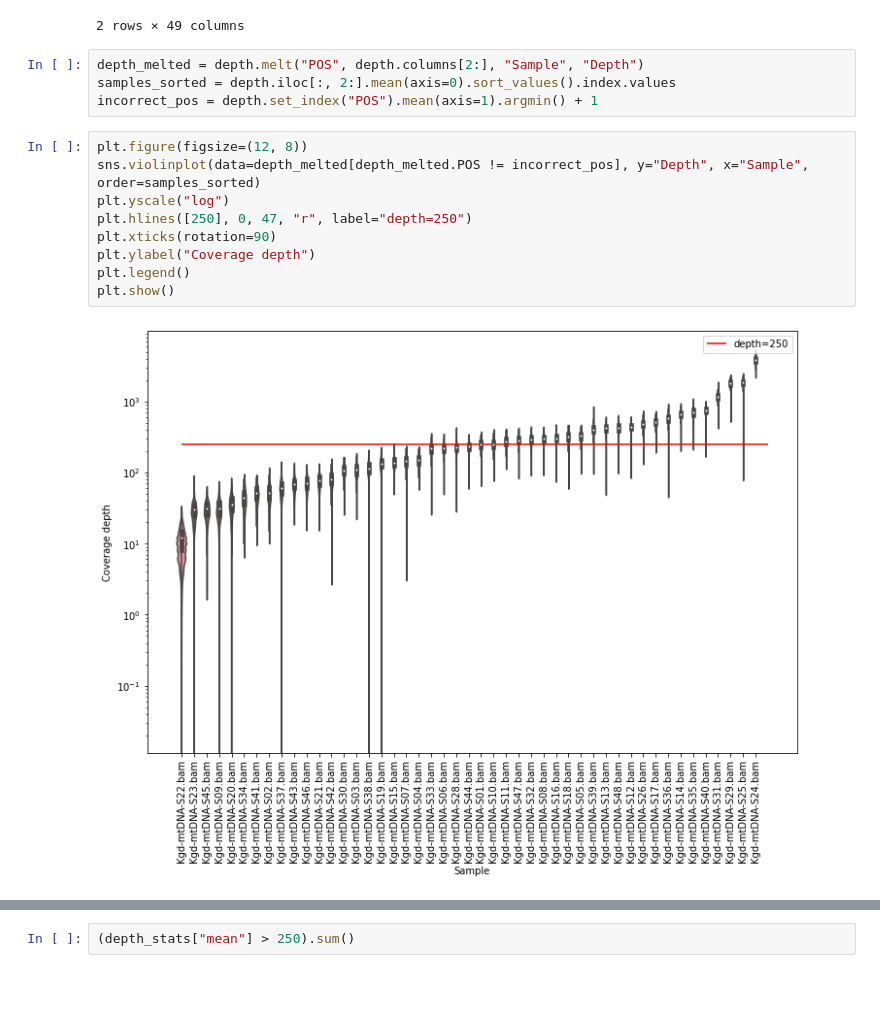
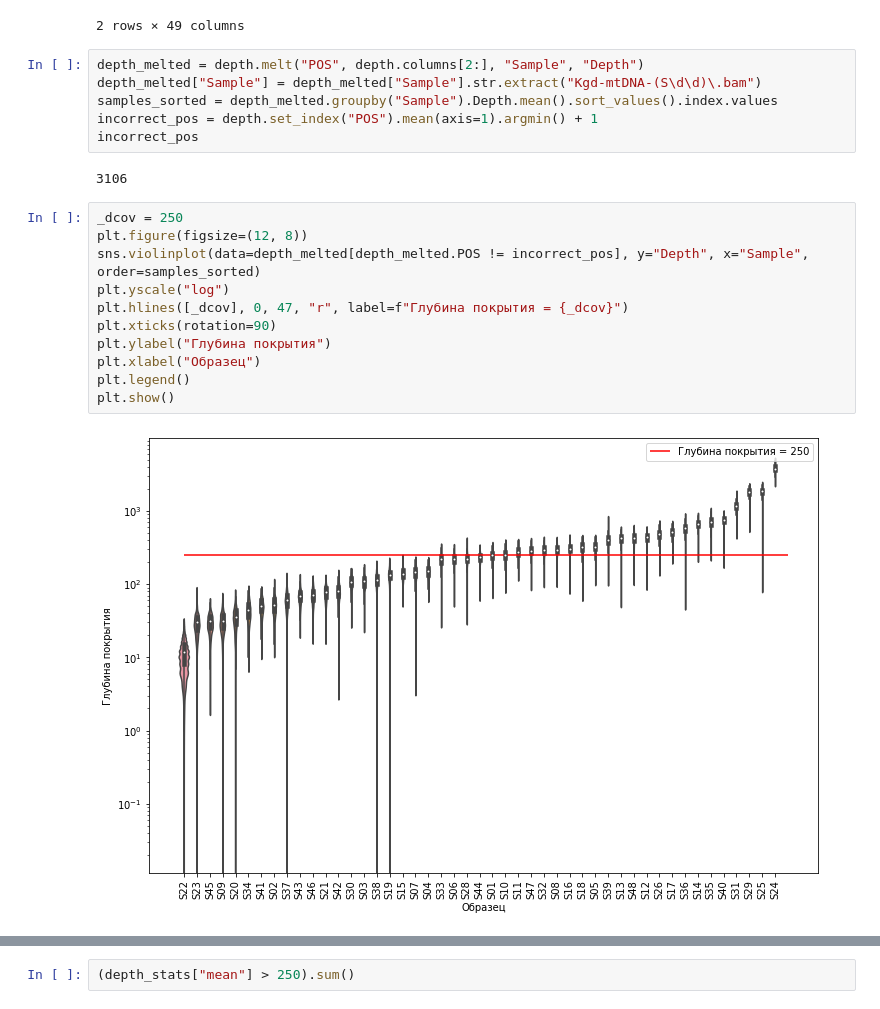
Before and after one commit to mitoclub/OldMenGenetics, a Jupyter notebook: notebooks/stats.ipynb, the cells around one changed output, grey strips where cells are left out. Cells and saved outputs as stored; diff of their text form.

Commit message:
plot fix

```diff
--- a/notebooks/stats.ipynb
+++ b/notebooks/stats.ipynb
@@ -35,19 +35,25 @@ depth.head(2)
 2 rows × 49 columns
 # %%
 depth_melted = depth.melt("POS", depth.columns[2:], "Sample", "Depth")
-samples_sorted = depth.iloc[:, 2:].mean(axis=0).sort_values().index.values
+depth_melted["Sample"] = depth_melted["Sample"].str.extract("Kgd-mtDNA-(S\d\d)\.bam")
+samples_sorted = depth_melted.groupby("Sample").Depth.mean().sort_values().index.values
 incorrect_pos = depth.set_index("POS").mean(axis=1).argmin() + 1
+incorrect_pos
+# %% [output]
+3106
 # %%
+_dcov = 250
 plt.figure(figsize=(12, 8))
 sns.violinplot(data=depth_melted[depth_melted.POS != incorrect_pos], y="Depth", x="Sample", order=samples_sorted)
 plt.yscale("log")
-plt.hlines([250], 0, 47, "r", label="depth=250")
+plt.hlines([_dcov], 0, 47, "r", label=f"Глубина покрытия = {_dcov}")
 plt.xticks(rotation=90)
-plt.ylabel("Coverage depth")
+plt.ylabel("Глубина покрытия")
+plt.xlabel("Образец")
 plt.legend()
 plt.show()
 # %% [output]
-[figure, old version]
+[figure, new version]
 # %%
 depth_stats = depth_melted[depth_melted.POS != incorrect_pos].groupby("Sample").Depth.describe().sort_values("mean")
 depth_stats.index = depth_stats.index.str.removesuffix(".bam")
```
Also changed, not shown: parts of 1 cell of this notebook.
